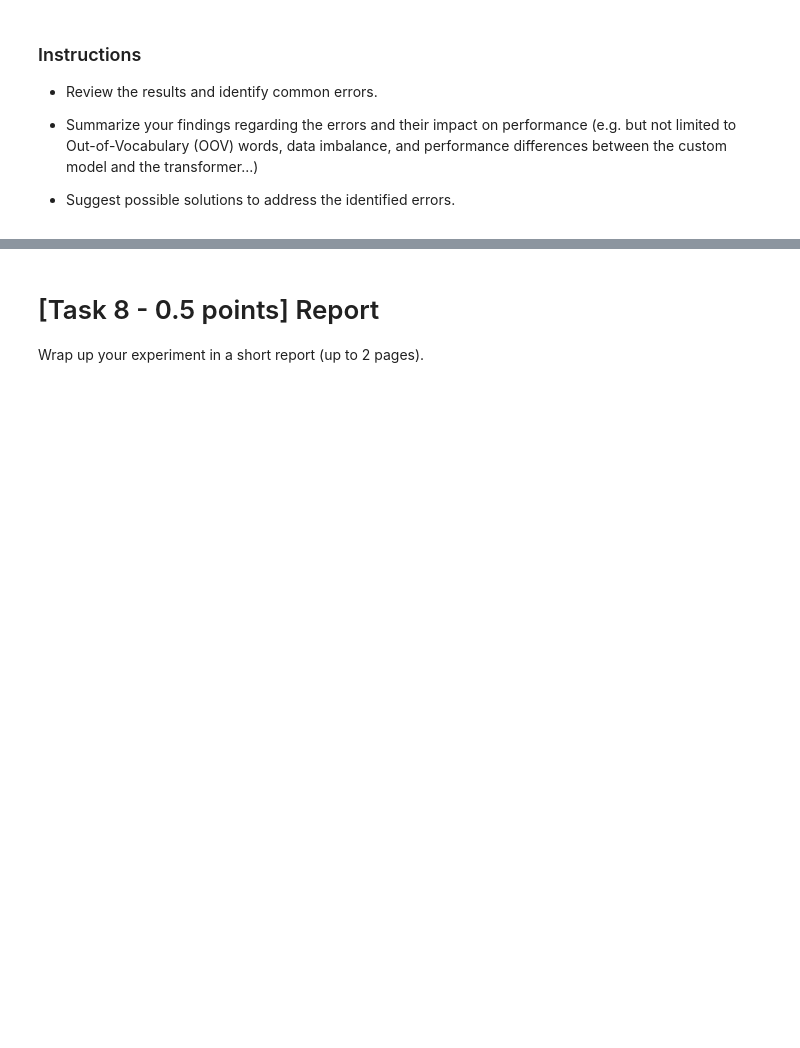
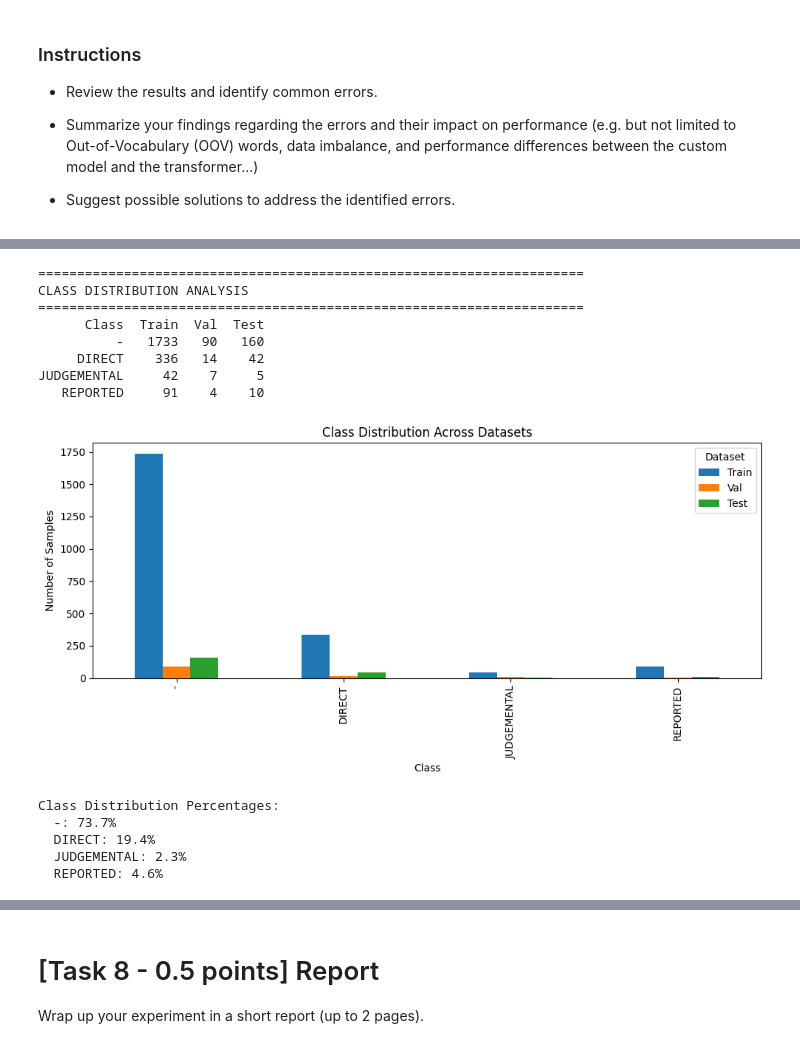
Before and after one commit to mpreda01/nlp-assignments, a Jupyter notebook: Assignment1-2526.ipynb, the cells around one changed output, grey strips where cells are left out. Drawn from its saved outputs; the diff is of its cells as text; code cells hidden in the pictures; blank space fills up the shorter version.

Commit message:
error analysis

```diff
--- a/Assignment1-2526.ipynb
+++ b/Assignment1-2526.ipynb
@@ -1080,0 +1552,50 @@ After evaluating the model, perform a brief error analysis on the **test set**:
+# %%
+# Class distribution analysis
+print("="*70)
+print("CLASS DISTRIBUTION ANALYSIS")
+print("="*70)
+
+train_dist = train['label'].value_counts().sort_index()
+val_dist = val['label'].value_counts().sort_index()
+test_dist = test['label'].value_counts().sort_index()
+
+dist_df = pd.DataFrame({
+    'Class': class_names,
+    'Train': [train_dist.get(i, 0) for i in range(4)],
+    'Val': [val_dist.get(i, 0) for i in range(4)],
+    'Test': [test_dist.get(i, 0) for i in range(4)],
+})
+
+print(dist_df.to_string(index=False))
+
+# Visualize imbalance
+fig, ax = plt.subplots(figsize=(10, 5))
+dist_df.set_index('Class')[['Train', 'Val', 'Test']].plot(kind='bar', ax=ax)
+plt.title('Class Distribution Across Datasets')
+plt.ylabel('Number of Samples')
+plt.xlabel('Class')
+plt.legend(title='Dataset')
+plt.tight_layout()
+plt.savefig('class_distribution.png', dpi=300, bbox_inches='tight')
+plt.show()
+
+# Check if imbalance affects minority classes
+print("\nClass Distribution Percentages:")
+for i, cls in enumerate(class_names):
+    test_pct = 100 * test_dist.get(i, 0) / len(test)
+    print(f"  {cls}: {test_pct:.1f}%")
+# %% [output]
+======================================================================
+CLASS DISTRIBUTION ANALYSIS
+======================================================================
+      Class  Train  Val  Test
+          -   1733   90   160
+     DIRECT    336   14    42
+JUDGEMENTAL     42    7     5
+   REPORTED     91    4    10
+[figure, added]
+Class Distribution Percentages:
+  -: 73.7%
+  DIRECT: 19.4%
+  JUDGEMENTAL: 2.3%
+  REPORTED: 4.6%
```
Also changed, not shown: parts of 22 cells of this notebook.
